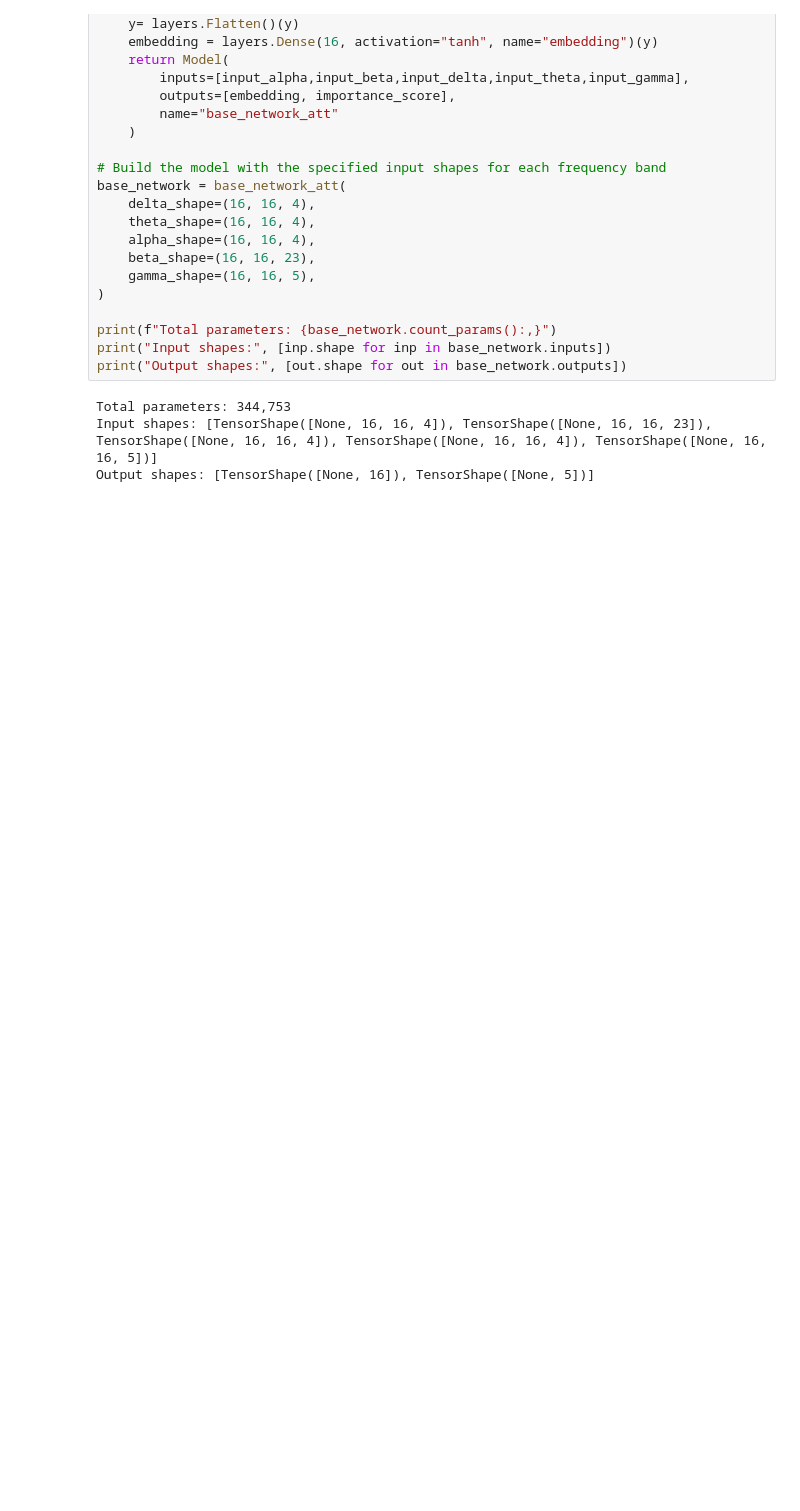
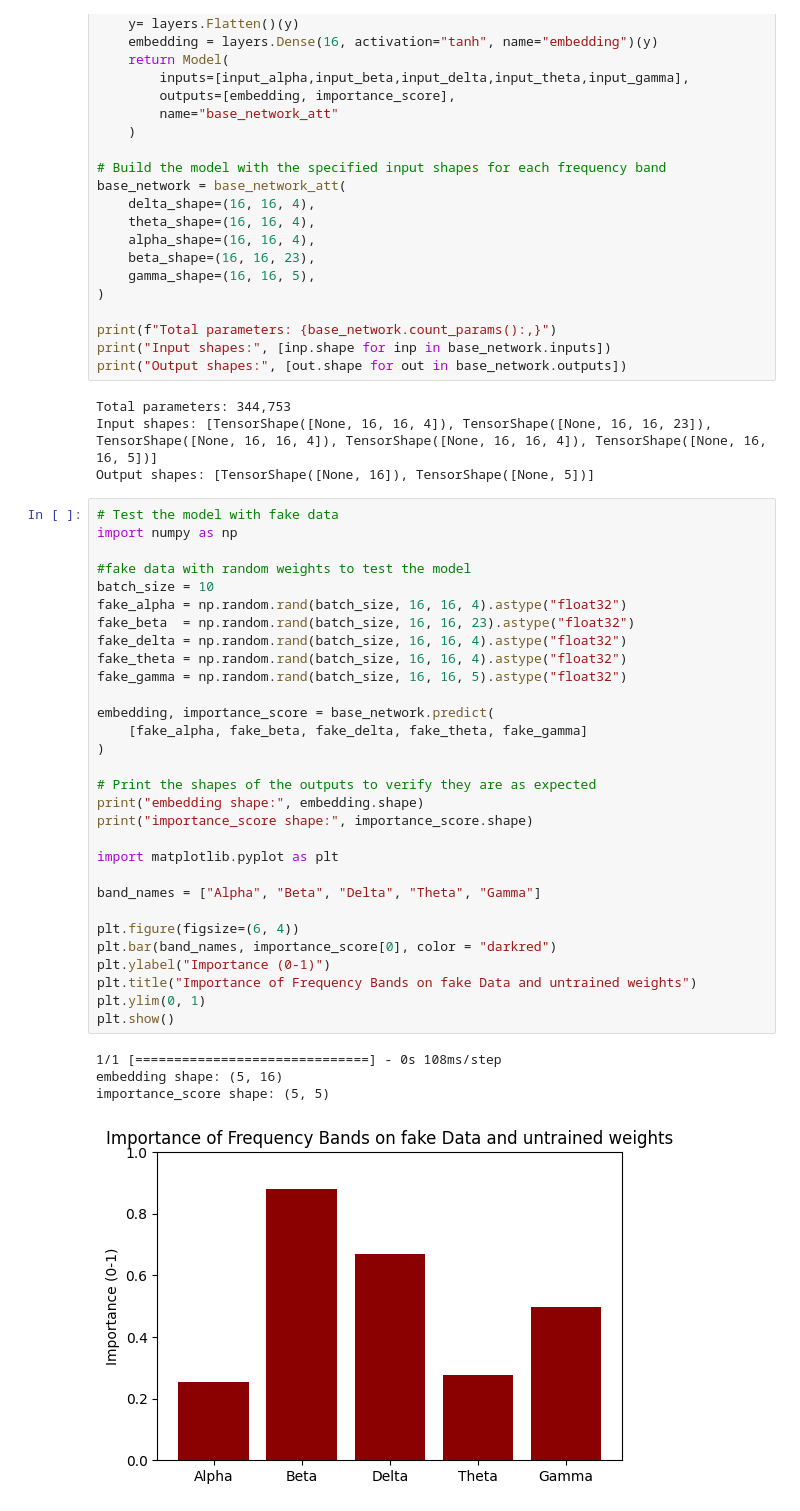
Before and after one commit to lorenzalepori/DeepLearning_ADHD, a Jupyter notebook: notebook.ipynb, the cells around one changed output. Saved outputs shown, nothing was run; the diff lists cells and outputs as text; blank space fills up the shorter version.

Commit message:
Test on fake data

```diff
--- a/notebook.ipynb
+++ b/notebook.ipynb
@@ -479,3 +479,38 @@ print("Output shapes:", [out.shape for out in base_network.outputs])
 Total parameters: 344,753
 Input shapes: [TensorShape([None, 16, 16, 4]), TensorShape([None, 16, 16, 23]), TensorShape([None, 16, 16, 4]), TensorShape([None, 16, 16, 4]), TensorShape([None, 16, 16, 5])]
 Output shapes: [TensorShape([None, 16]), TensorShape([None, 5])]
+# %%
+# Test the model with fake data
+import numpy as np
+
+#fake data with random weights to test the model
+batch_size = 10
+fake_alpha = np.random.rand(batch_size, 16, 16, 4).astype("float32")
+fake_beta  = np.random.rand(batch_size, 16, 16, 23).astype("float32")
+fake_delta = np.random.rand(batch_size, 16, 16, 4).astype("float32")
+fake_theta = np.random.rand(batch_size, 16, 16, 4).astype("float32")
+fake_gamma = np.random.rand(batch_size, 16, 16, 5).astype("float32")
+
+embedding, importance_score = base_network.predict(
+    [fake_alpha, fake_beta, fake_delta, fake_theta, fake_gamma]
+)
+
+# Print the shapes of the outputs to verify they are as expected
+print("embedding shape:", embedding.shape)
+print("importance_score shape:", importance_score.shape)
+
+import matplotlib.pyplot as plt
+
+band_names = ["Alpha", "Beta", "Delta", "Theta", "Gamma"]
+
+plt.figure(figsize=(6, 4))
+plt.bar(band_names, importance_score[0], color = "darkred")
+plt.ylabel("Importance (0-1)")
+plt.title("Importance of Frequency Bands on fake Data and untrained weights")
+plt.ylim(0, 1)
+plt.show()
+# %% [output]
+1/1 [==============================] - 0s 108ms/step
+embedding shape: (5, 16)
+importance_score shape: (5, 5)
+[figure, added]
```
